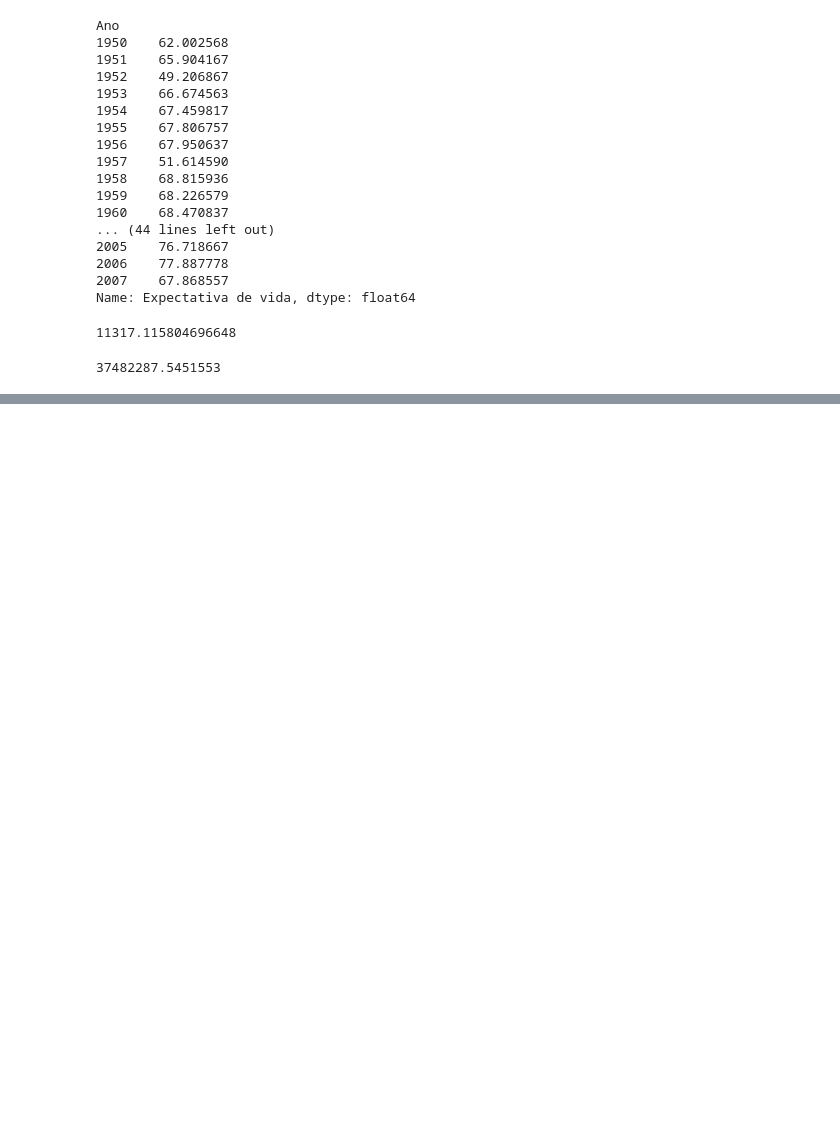
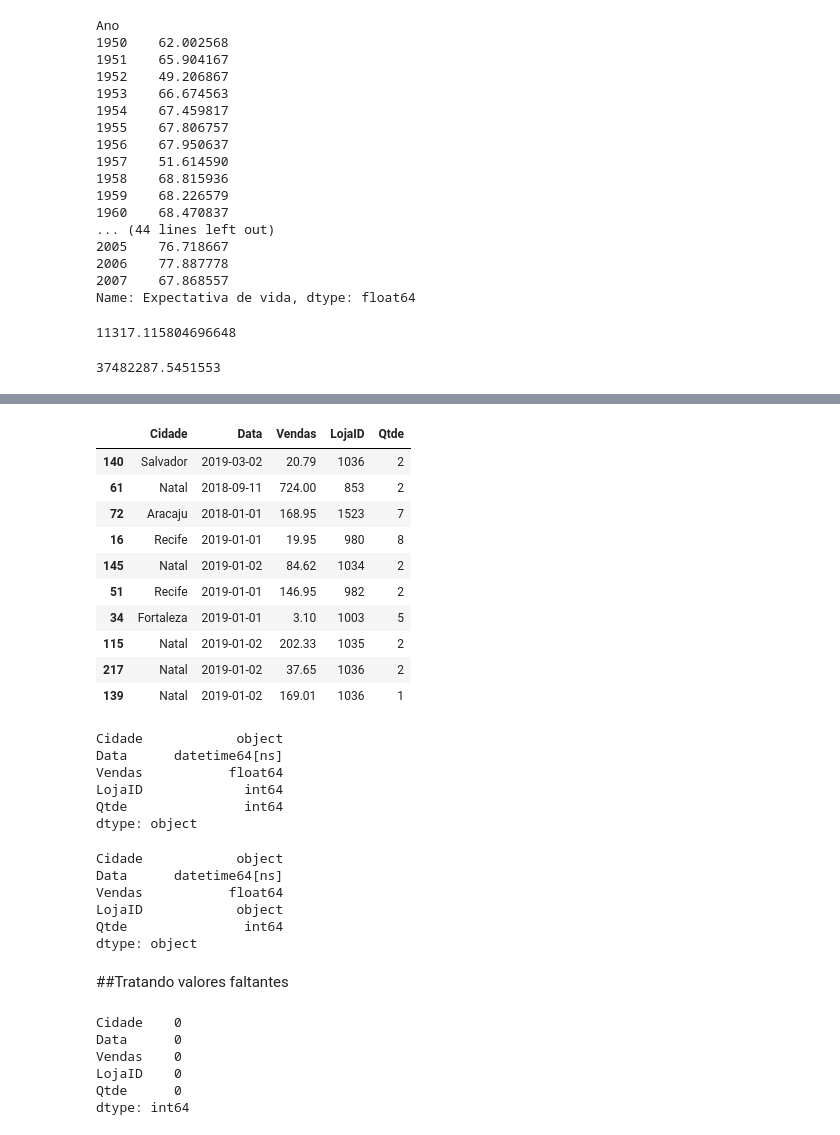
Before and after one commit to JosenildoVicente/analise-de-dados-com-python-e-pandas, a Jupyter notebook: analise_dio.ipynb, the cells around one changed output, grey strips where cells are left out. Saved outputs shown, nothing was run; the diff lists cells and outputs as text; code cells hidden in the pictures; blank space fills up the shorter version.

Commit message:
Aula trabalhando com Planilhas do Excel

```diff
--- a/analise_dio.ipynb
+++ b/analise_dio.ipynb
@@ -341,0 +346,6 @@ df['PIB'].sum()
+# %%
+df1 = pd.read_excel('Aracaju.xlsx')
+df2 = pd.read_excel('Fortaleza.xlsx')
+df3 = pd.read_excel('Natal.xlsx')
+df4 = pd.read_excel('Recife.xlsx')
+df5 = pd.read_excel('Salvador.xlsx')
@@ -341,0 +372,23 @@ df['PIB'].sum()
+# %%
+df.sample(10)
+# %% [output]
+|  | Cidade | Data | Vendas | LojaID | Qtde |
+| 140 | Salvador | 2019-03-02 | 20.79 | 1036 | 2 |
+| 61 | Natal | 2018-09-11 | 724.00 | 853 | 2 |
+| 72 | Aracaju | 2018-01-01 | 168.95 | 1523 | 7 |
+| 16 | Recife | 2019-01-01 | 19.95 | 980 | 8 |
+| 145 | Natal | 2019-01-02 | 84.62 | 1034 | 2 |
+| 51 | Recife | 2019-01-01 | 146.95 | 982 | 2 |
+| 34 | Fortaleza | 2019-01-01 | 3.10 | 1003 | 5 |
+| 115 | Natal | 2019-01-02 | 202.33 | 1035 | 2 |
+| 217 | Natal | 2019-01-02 | 37.65 | 1036 | 2 |
+| 139 | Natal | 2019-01-02 | 169.01 | 1036 | 1 |
+# %%
+df.dtypes
+# %% [output]
+Cidade            object
+Data      datetime64[ns]
+Vendas           float64
+LojaID             int64
+Qtde               int64
+dtype: object
@@ -341,0 +397,20 @@ df['PIB'].sum()
+# %%
+df.dtypes
+# %% [output]
+Cidade            object
+Data      datetime64[ns]
+Vendas           float64
+LojaID            object
+Qtde               int64
+dtype: object
+# %% [markdown]
+##Tratando valores faltantes
+# %%
+df.isnull().sum()
+# %% [output]
+Cidade    0
+Data      0
+Vendas    0
+LojaID    0
+Qtde      0
+dtype: int64
```
Also changed, not shown: parts of 16 cells of this notebook.
